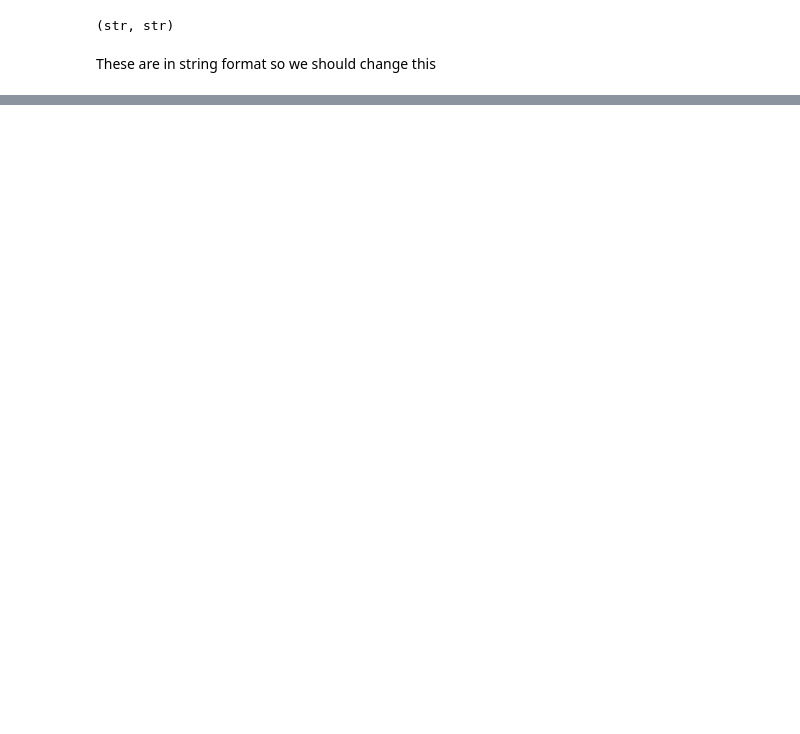
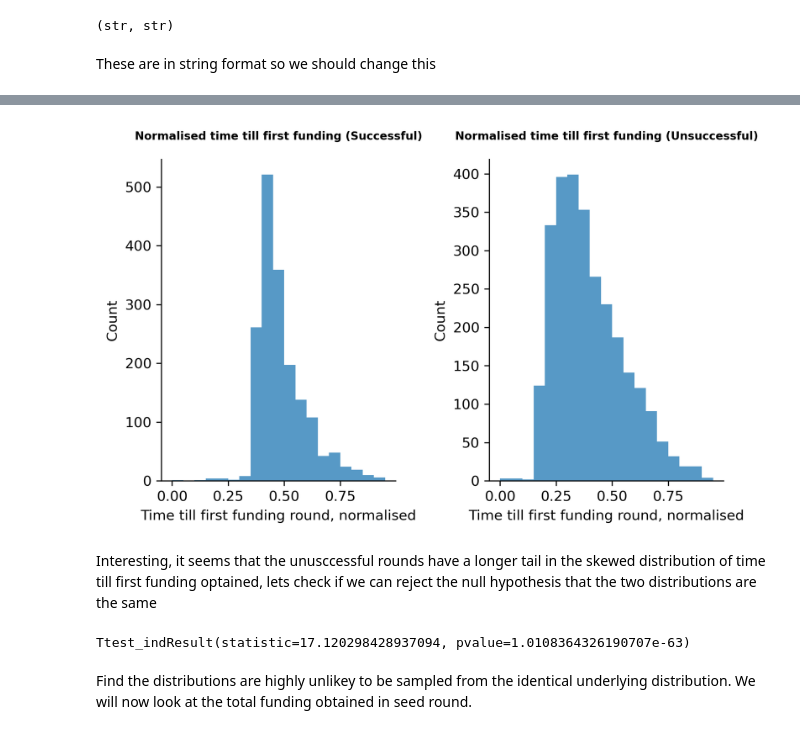
Before and after one commit to velapartners/moneyball-temporal-v1, a Jupyter notebook: feature_exploration.ipynb, the cells around one changed output, grey strips where cells are left out. Cells and saved outputs as stored; diff of their text form; code cells hidden in the pictures; blank space fills up the shorter version.

```diff
--- a/feature_exploration.ipynb
+++ b/feature_exploration.ipynb
@@ -279,0 +394,56 @@ Now we are ready to find the earliest founding date of each company
+# %%
+# Define figure
+fig, axes = plt.subplots(1, 2, figsize=(8, 4), dpi=300, facecolor='w')
+
+for i, ax in enumerate(axes.flatten()):
+
+    if (i % 2) == 0:
+
+        ax.hist(df_company_success['time_first_funding_normalised'],
+                bins=np.arange(df_company_success['time_first_funding_normalised'].min(), df_company_success['time_first_funding_normalised'].max(), 0.05),
+                alpha=0.75)
+
+        # Hide the right and top spines
+        ax.spines.right.set_visible(False)
+        ax.spines.top.set_visible(False)
+
+        # make the labels
+        ax.set_xlabel("Time till first funding round, normalised")
+        ax.set_ylabel("Count")
+        ax.set_title('Normalised time till first funding (Successful)', fontweight='bold', fontsize=8, pad=14)
+
+    else:
+
+        ax.hist(df_company_fail['time_first_funding_normalised'],
+                bins=np.arange(df_company_fail['time_first_funding_normalised'].min(), df_company_fail['time_first_funding_normalised'].max(), 0.05),
+                alpha=0.75)
+
+        # Hide the right and top spines
+        ax.spines.right.set_visible(False)
+        ax.spines.top.set_visible(False)
+
+        # make the labels
+        ax.set_xlabel("Time till first funding round, normalised")
+        ax.set_ylabel("Count")
+        ax.set_title( 'Normalised time till first funding (Unsuccessful)', fontweight='bold', fontsize=8, pad=14)
+
+# set the spacing between subplots
+plt.subplots_adjust(left=0.1,
+                    bottom=0.1,
+                    right=0.8,
+                    top=0.9,
+                    wspace=0.4,
+                    hspace=0.5)
+# %% [output]
+[figure, added]
+# %% [markdown]
+Interesting, it seems that the unusccessful rounds have a longer tail in the skewed distribution of time till first funding optained, lets check if we can reject the null hypothesis that the two distributions are the same
+# %%
+stats.ttest_ind(df_company_fail['time_first_funding'].dt.days.to_numpy(),
+                df_company_success['time_first_funding'].dt.days.to_numpy(),
+                nan_policy = 'omit'
+               )
+# %% [output]
+Ttest_indResult(statistic=17.120298428937094, pvalue=1.0108364326190707e-63)
+# %% [markdown]
+Find the distributions are highly unlikey to be sampled from the identical underlying distribution. We will now look at the total funding obtained in seed round.
```
Also changed, not shown: parts of 25 cells of this notebook, 1 other file.
